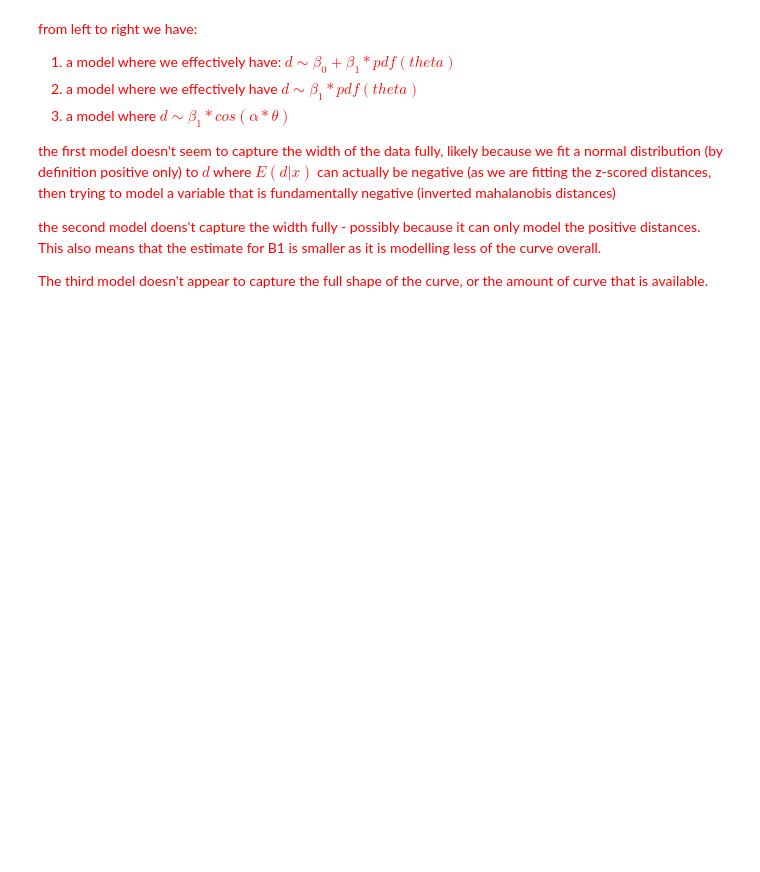
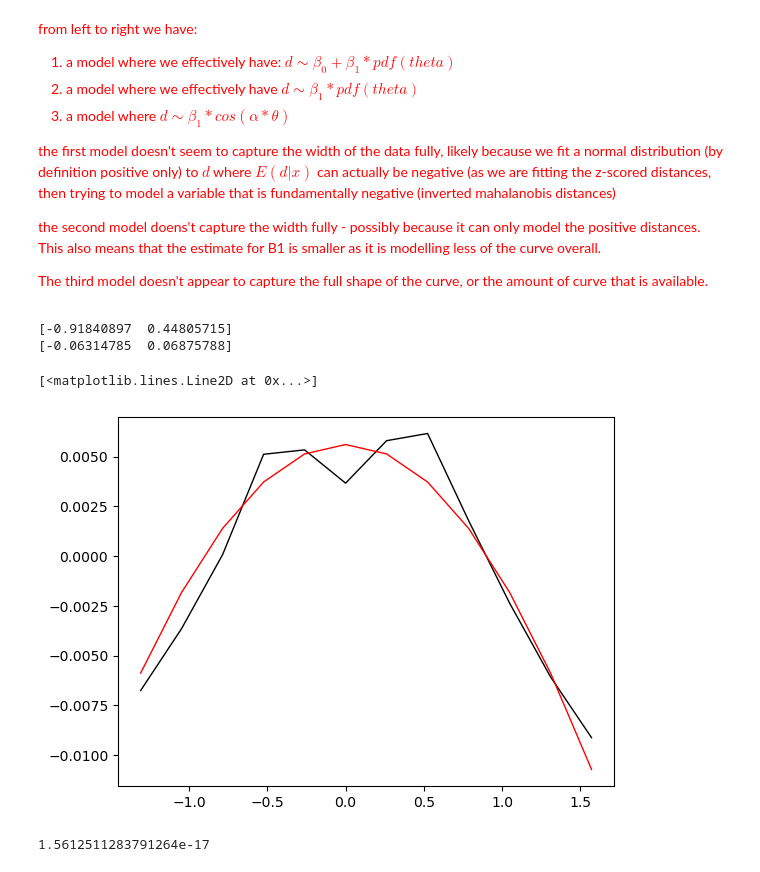
Before and after one commit to schekroud/tuningcurves, a Jupyter notebook: analysis/gaussian_model_help.ipynb, the cells around one changed output. Saved outputs shown, nothing was run; the diff lists cells and outputs as text; code cells hidden in the pictures; blank space fills up the shorter version.

Commit message:
update scripts and functions trying to tweak modelling of tuning curve shape

```diff
--- a/analysis/gaussian_model_help.ipynb
+++ b/analysis/gaussian_model_help.ipynb
@@ -239,3 +239,29 @@ the first model doesn't seem to capture the width of the data fully, likely beca
 the second model doens't capture the width fully - possibly because it can only model the positive distances. This also means that the estimate for B1 is smaller as it is modelling less of the curve overall.
 
 The third model doesn't appear to capture the full shape of the curve, or the amount of curve that is available.
+# %%
+fitalpha2 = TuningCurveFuncs.fit_b0cos(binmidsrad, tmpdz, bounds = ([-np.inf, 0], [np.inf, 1]), p0 = None)
+fitbeta1  = sp.optimize.curve_fit(TuningCurveFuncs.fixedAlphaCosine,
+                                xdata = np.multiply(binmidsrad, fitalpha2[1]),
+                                ydata = tmpdm, #use demeaned distances to fit this stage
+                                p0 = [tmpdm.min(), 1], #initial guess for b1=1
+                                maxfev = 5000, method='trf', nan_policy='omit')[0]
+# %%
+print(fitalpha2) #b0 and alpha from this step
+print(fitbeta1) #b0 and b1 from this step
+# %% [output]
+[-0.91840897  0.44805715]
+[-0.06314785  0.06875788]
+# %%
+fitted = np.add(fitbeta1[0], np.multiply(fitbeta1[1], np.cos(binmidsrad*fitalpha2[1])))
+fig = plt.figure()
+ax=fig.add_subplot(111)
+ax.plot(binmidsrad, tmpdm, lw = 1, color = 'k')
+ax.plot(binmidsrad, fitted, lw=1, color='r')
+# %% [output]
+[<matplotlib.lines.Line2D at 0x...>]
+[figure, added]
+# %%
+tmpdm.mean()
+# %% [output]
+1.5612511283791264e-17
```
Also changed, not shown: 2 other files.
